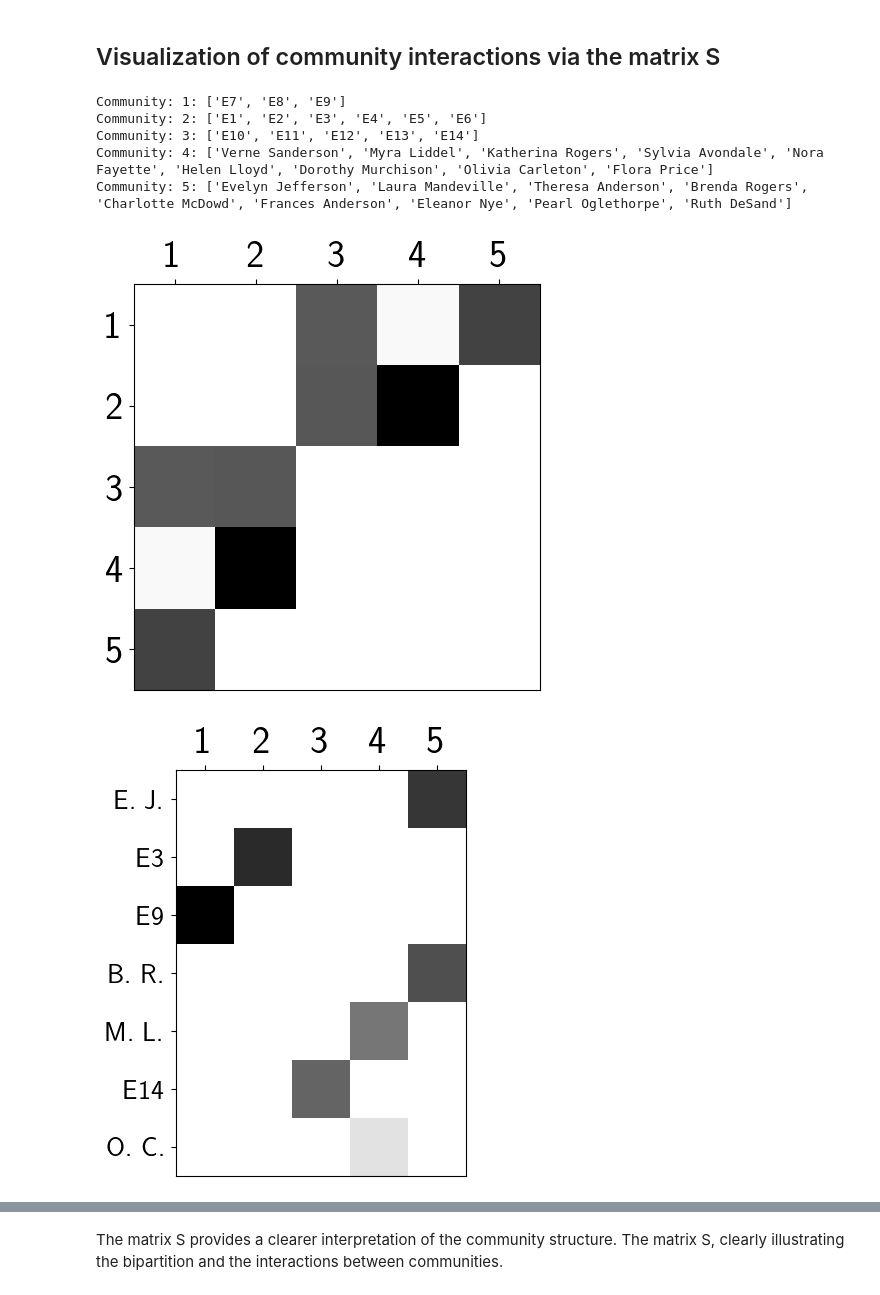
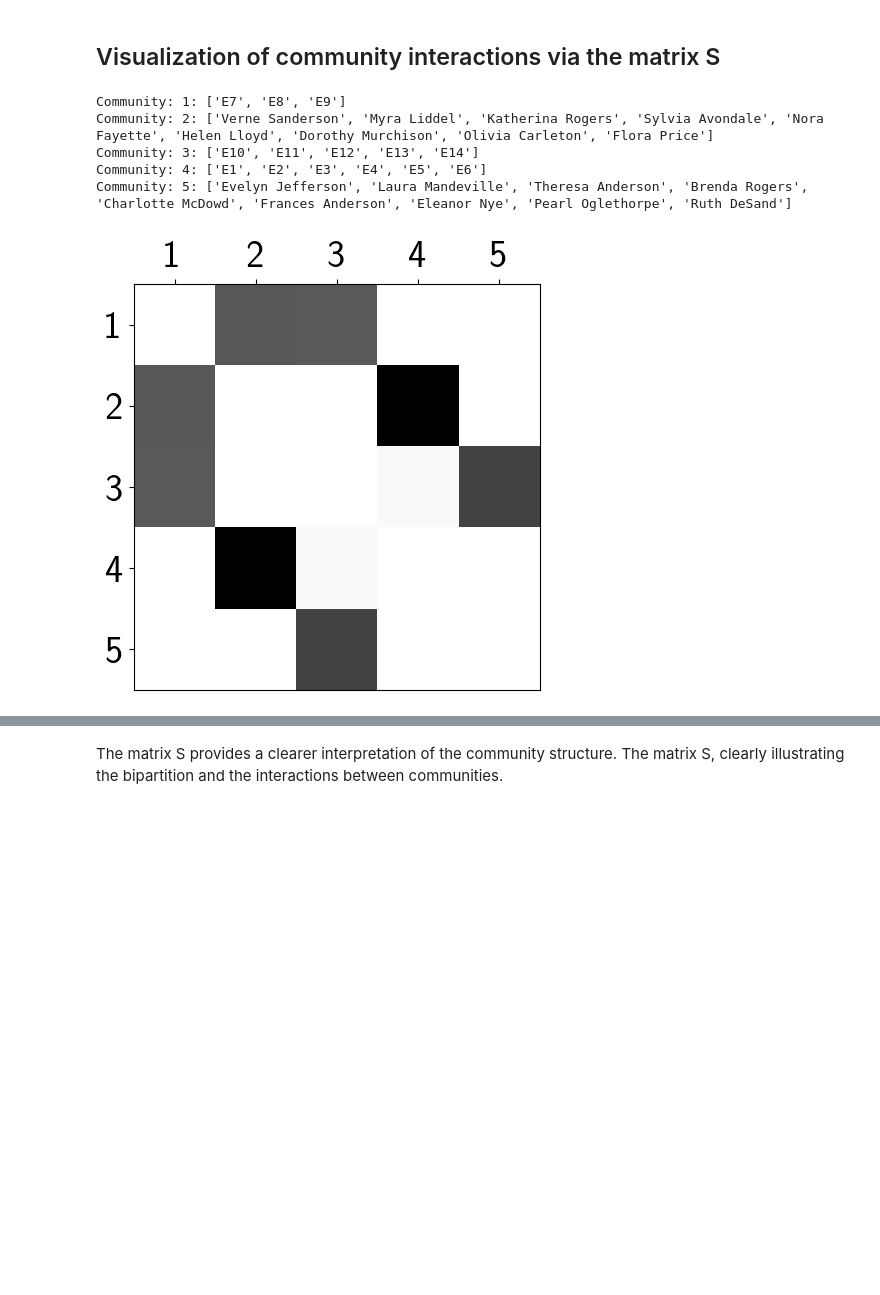
Before and after one commit to Alexia1305/OtrisymNMF_DCBM, a Jupyter notebook: southern_women.ipynb, the cells around one changed output, grey strips where cells are left out. Drawn from its saved outputs; the diff is of its cells as text; code cells hidden in the pictures; blank space fills up the shorter version.

```diff
--- a/southern_women.ipynb
+++ b/southern_women.ipynb
@@ -71,7 +71,7 @@ print(v)
 # permutation of community indexes for visualisation
 perm = [0,1,2,3,4]
 Sp = S[perm, :][:, perm].copy()
-#vp= np.array([4 if x == 1 else 1 if x == 2 else 2 if x == 4 else x for x in v.copy()])
+vp= np.array([4 if x == 1 else 1 if x == 2 else 2 if x == 4 else x for x in v.copy()])
 
 # Graph Display with labels v
 pos = nx.spring_layout(G, seed=12)
@@ -123,64 +123,63 @@ The five communities identified by OtrisymNMF in the Southern Women network, wit
 # %%
 import numpy as np
 # Print the communities
 for i in range(max(v)+1):
     index=np.where(vp == i)[0]
     print(f"Community: {i+1}: {[list(G.nodes())[j] for j in index] }")
 # Display of S with a heatmap
 plt.imshow(Sp, cmap='Greys')
 #cbar = plt.colorbar()
 #cbar.ax.tick_params(labelsize=14)
 plt.gca().xaxis.set_ticks_position('top')
 plt.gca().xaxis.set_label_position('top')
 labelscom = np.arange(1, S.shape[0] + 1)
 plt.xticks(fontsize=28,ticks=np.arange(S.shape[1]), labels=labelscom)
 plt.yticks(fontsize=28,ticks=np.arange(S.shape[0]), labels=labelscom)
 #plt.title("Heatmap of matrix S\nInteraction between the communities", pad=30)
 #plt.xlabel('Community j',fontsize=28)
 #plt.ylabel('Community i',fontsize=28)
 plt.tight_layout()
 plt.show()
 
-# Display of W with a heatmap
-W=np.zeros((len(v),r))
-for i in range(len(v)):
-    W[i,vp[i]]=w[i]
-selected=[0,20,26,3,10,31,16]
-W=W[:,perm]
-plt.imshow(W[selected,:], cmap='Greys')
-#cbar = plt.colorbar()
-#cbar.ax.tick_params(labelsize=14)
-plt.gca().xaxis.set_ticks_position('top')
-plt.gca().xaxis.set_label_position('top')
-labelscom = np.arange(1, W.shape[1] + 1)
-plt.xticks(fontsize=28,ticks=np.arange(W.shape[1]), labels=labelscom)
-plt.yticks(fontsize=20,ticks=np.arange(len(selected)), labels=np.array(list(labels.values()))[selected])
-#plt.title("Heatmap of matrix S\nInteraction between the communities", pad=30)
-#plt.xlabel('Community j',fontsize=28)
-#plt.ylabel('Community i',fontsize=28)
-plt.tight_layout()
-plt.show()
-
-#Display of A with a heatmap
-X_sel=X[selected][:, selected].toarray()
-plt.imshow(X_sel, cmap='Greys')
-#cbar = plt.colorbar()
-#cbar.ax.tick_params(labelsize=14)
-plt.gca().xaxis.set_ticks_position('top')
-plt.gca().xaxis.set_label_position('top')
-labelscom = np.arange(1, W.shape[1] + 1)
-plt.xticks(fontsize=20,ticks=np.arange(len(selected)), labels=np.array(list(labels.values()))[selected])
-plt.yticks(fontsize=20,ticks=np.arange(len(selected)), labels=np.array(list(labels.values()))[selected])
-#plt.title("Heatmap of matrix S\nInteraction between the communities", pad=30)
-#plt.xlabel('Community j',fontsize=28)
-#plt.ylabel('Community i',fontsize=28)
-plt.tight_layout()
-plt.show()
+# # Display of W with a heatmap
+# W=np.zeros((len(v),r))
+# for i in range(len(v)):
+#     W[i,vp[i]]=w[i]
+# selected=[0,20,26,3,10,31,16]
+# W=W[:,perm]
+# plt.imshow(W[selected,:], cmap='Greys')
+# #cbar = plt.colorbar()
+# #cbar.ax.tick_params(labelsize=14)
+# plt.gca().xaxis.set_ticks_position('top')
+# plt.gca().xaxis.set_label_position('top')
+# labelscom = np.arange(1, W.shape[1] + 1)
+# plt.xticks(fontsize=28,ticks=np.arange(W.shape[1]), labels=labelscom)
+# plt.yticks(fontsize=20,ticks=np.arange(len(selected)), labels=np.array(list(labels.values()))[selected])
+# #plt.title("Heatmap of matrix S\nInteraction between the communities", pad=30)
+# #plt.xlabel('Community j',fontsize=28)
+# #plt.ylabel('Community i',fontsize=28)
+# plt.tight_layout()
+# plt.show()
+#
+# #Display of A with a heatmap
+# X_sel=X[selected][:, selected].toarray()
+# plt.imshow(X_sel, cmap='Greys')
+# #cbar = plt.colorbar()
+# #cbar.ax.tick_params(labelsize=14)
+# plt.gca().xaxis.set_ticks_position('top')
+# plt.gca().xaxis.set_label_position('top')
+# labelscom = np.arange(1, W.shape[1] + 1)
+# plt.xticks(fontsize=20,ticks=np.arange(len(selected)), labels=np.array(list(labels.values()))[selected])
+# plt.yticks(fontsize=20,ticks=np.arange(len(selected)), labels=np.array(list(labels.values()))[selected])
+# #plt.title("Heatmap of matrix S\nInteraction between the communities", pad=30)
+# #plt.xlabel('Community j',fontsize=28)
+# #plt.ylabel('Community i',fontsize=28)
+# plt.tight_layout()
+# plt.show()
 # %% [output]
 Community: 1: ['E7', 'E8', 'E9']
-Community: 2: ['E1', 'E2', 'E3', 'E4', 'E5', 'E6']
+Community: 2: ['Verne Sanderson', 'Myra Liddel', 'Katherina Rogers', 'Sylvia Avondale', 'Nora Fayette', 'Helen Lloyd', 'Dorothy Murchison', 'Olivia Carleton', 'Flora Price']
 Community: 3: ['E10', 'E11', 'E12', 'E13', 'E14']
-Community: 4: ['Verne Sanderson', 'Myra Liddel', 'Katherina Rogers', 'Sylvia Avondale', 'Nora Fayette', 'Helen Lloyd', 'Dorothy Murchison', 'Olivia Carleton', 'Flora Price']
+Community: 4: ['E1', 'E2', 'E3', 'E4', 'E5', 'E6']
 Community: 5: ['Evelyn Jefferson', 'Laura Mandeville', 'Theresa Anderson', 'Brenda Rogers', 'Charlotte McDowd', 'Frances Anderson', 'Eleanor Nye', 'Pearl Oglethorpe', 'Ruth DeSand']
-[figure, old version]
+[figure, new version]
-[figure, removed]
```
Also changed, not shown: parts of 3 cells of this notebook, 3 other files.
